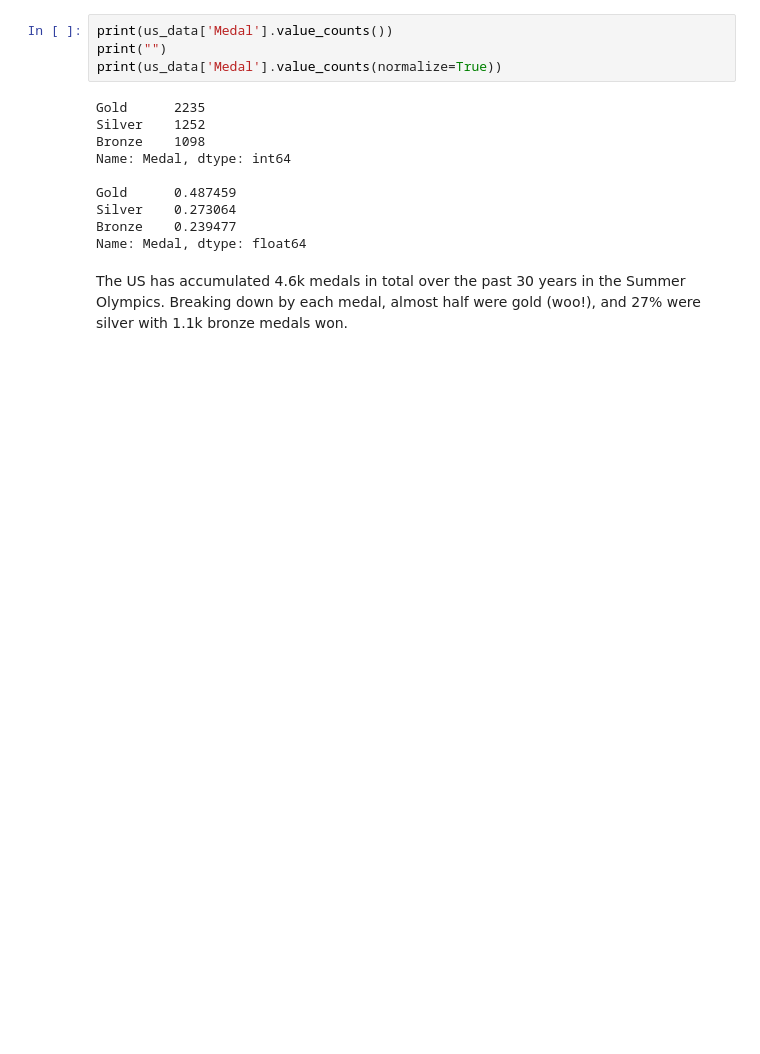
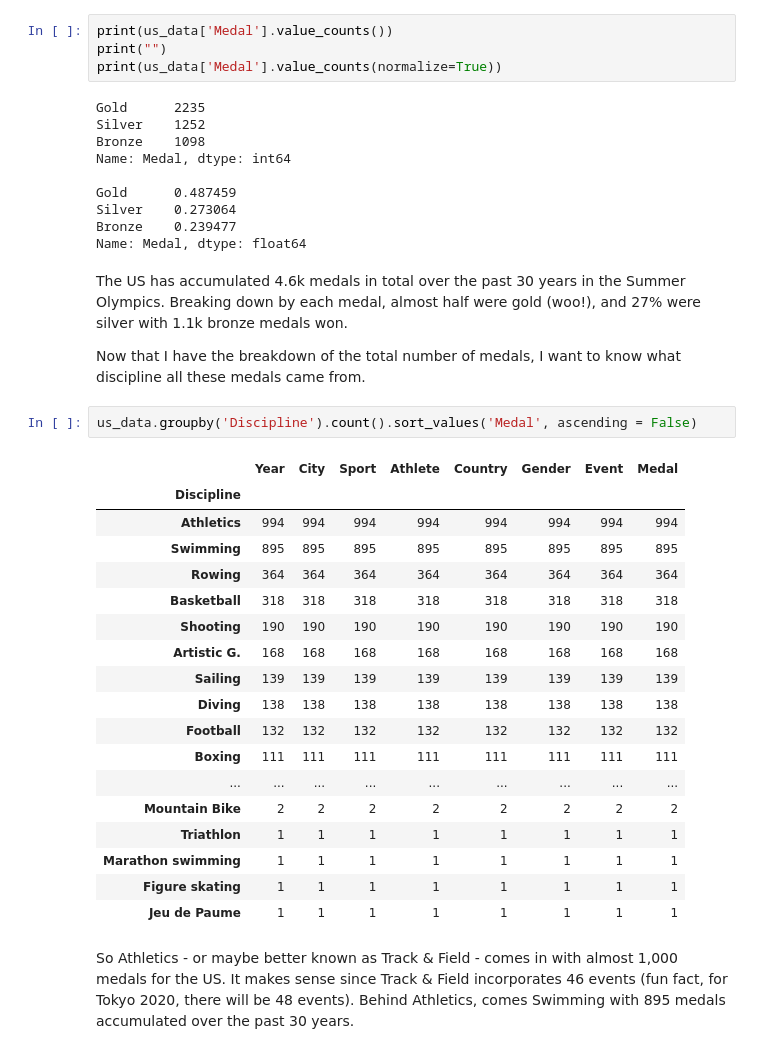
Before and after one commit to mcerow/summer_olympics, a Jupyter notebook: Summer_Olympics.ipynb, the cells around one changed output. Cells and saved outputs as stored; diff of their text form; blank space fills up the shorter version.

Commit message:
event medal recap

```diff
--- a/Summer_Olympics.ipynb
+++ b/Summer_Olympics.ipynb
@@ -184,3 +184,28 @@ Bronze    0.239477
 Name: Medal, dtype: float64
 # %% [markdown]
 The US has accumulated 4.6k medals in total over the past 30 years in the Summer Olympics. Breaking down by each medal, almost half were gold (woo!), and 27% were silver with 1.1k bronze medals won.
+
+Now that I have the breakdown of the total number of medals, I want to know what discipline all these medals came from.
+# %%
+us_data.groupby('Discipline').count().sort_values('Medal', ascending = False)
+# %% [output]
+|  | Year | City | Sport | Athlete | Country | Gender | Event | Medal |
+| Discipline |  |  |  |  |  |  |  |  |
+| Athletics | 994 | 994 | 994 | 994 | 994 | 994 | 994 | 994 |
+| Swimming | 895 | 895 | 895 | 895 | 895 | 895 | 895 | 895 |
+| Rowing | 364 | 364 | 364 | 364 | 364 | 364 | 364 | 364 |
+| Basketball | 318 | 318 | 318 | 318 | 318 | 318 | 318 | 318 |
+| Shooting | 190 | 190 | 190 | 190 | 190 | 190 | 190 | 190 |
+| Artistic G. | 168 | 168 | 168 | 168 | 168 | 168 | 168 | 168 |
+| Sailing | 139 | 139 | 139 | 139 | 139 | 139 | 139 | 139 |
+| Diving | 138 | 138 | 138 | 138 | 138 | 138 | 138 | 138 |
+| Football | 132 | 132 | 132 | 132 | 132 | 132 | 132 | 132 |
+| Boxing | 111 | 111 | 111 | 111 | 111 | 111 | 111 | 111 |
+| ... | ... | ... | ... | ... | ... | ... | ... | ... |
+| Mountain Bike | 2 | 2 | 2 | 2 | 2 | 2 | 2 | 2 |
+| Triathlon | 1 | 1 | 1 | 1 | 1 | 1 | 1 | 1 |
+| Marathon swimming | 1 | 1 | 1 | 1 | 1 | 1 | 1 | 1 |
+| Figure skating | 1 | 1 | 1 | 1 | 1 | 1 | 1 | 1 |
+| Jeu de Paume | 1 | 1 | 1 | 1 | 1 | 1 | 1 | 1 |
+# %% [markdown]
+So Athletics - or maybe better known as Track & Field - comes in with almost 1,000 medals for the US. It makes sense since Track & Field incorporates 46 events (fun fact, for Tokyo 2020, there will be 48 events). Behind Athletics, comes Swimming with 895 medals accumulated over the past 30 years.
```
